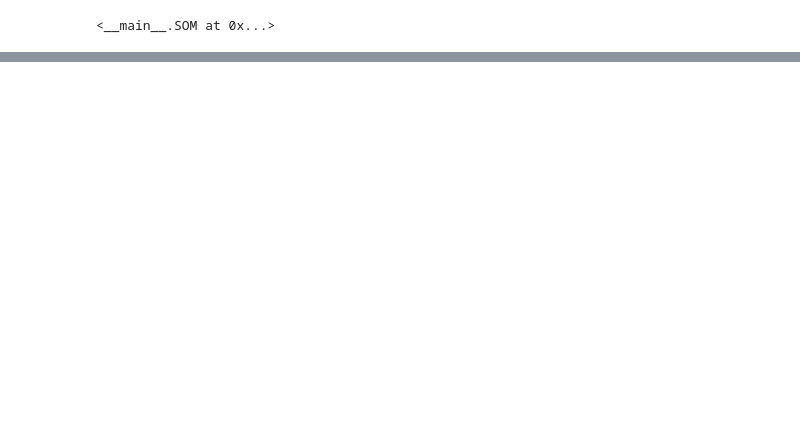
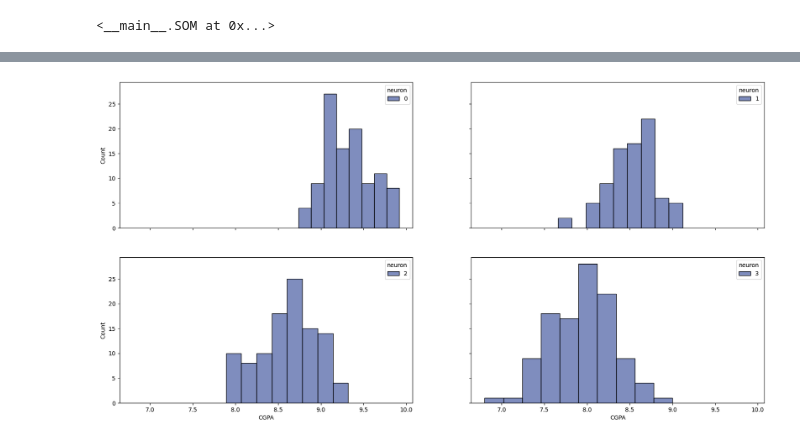
Before and after one commit to Samirnunes/ml-algorithms-from-scratch, a Jupyter notebook: som/src/test.ipynb, the cells around one changed output, grey strips where cells are left out. Cells and saved outputs as stored; diff of their text form; code cells hidden in the pictures; blank space fills up the shorter version.

```diff
--- a/som/src/test.ipynb
+++ b/som/src/test.ipynb
@@ -8,6 +9,7 @@ import seaborn as sns
 df = pd.read_csv("../data/adm_data.csv", index_col=[0])
 X = df.drop(["Chance of Admit "], axis=1)
 y = df[["Chance of Admit "]]
+X_orig = X.copy()
 scaler = StandardScaler()
 X = pd.DataFrame(scaler.fit_transform(X), columns=X.columns, index=X.index)
 # %%
@@ -114,0 +156,4 @@ som.map
+# %%
+som.feature_hist(X_to_predict=X, X_to_plot=X_orig, feature="CGPA")
+# %% [output]
+[figure, added]
```
Also changed, not shown: parts of 10 cells of this notebook.
